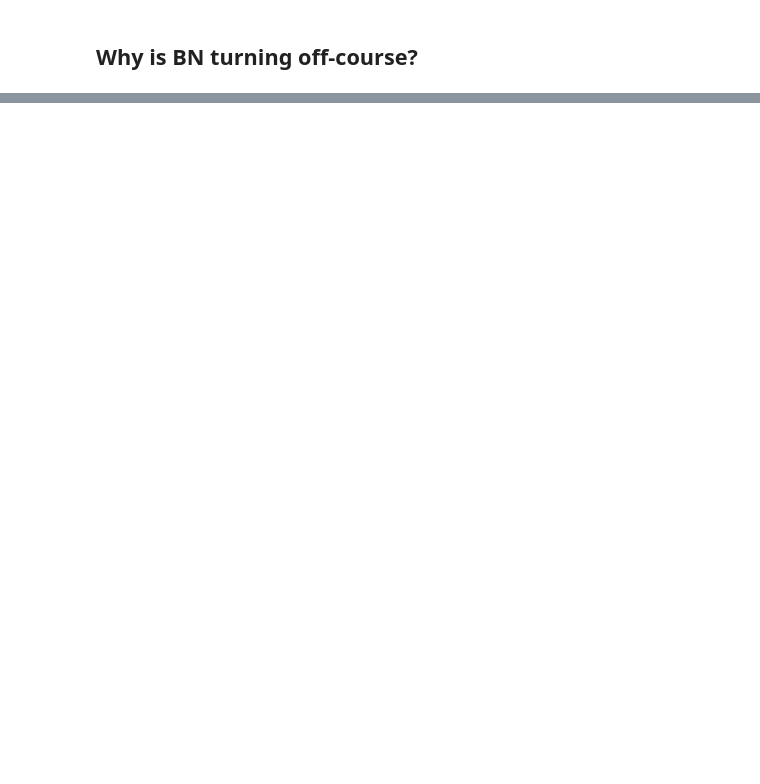
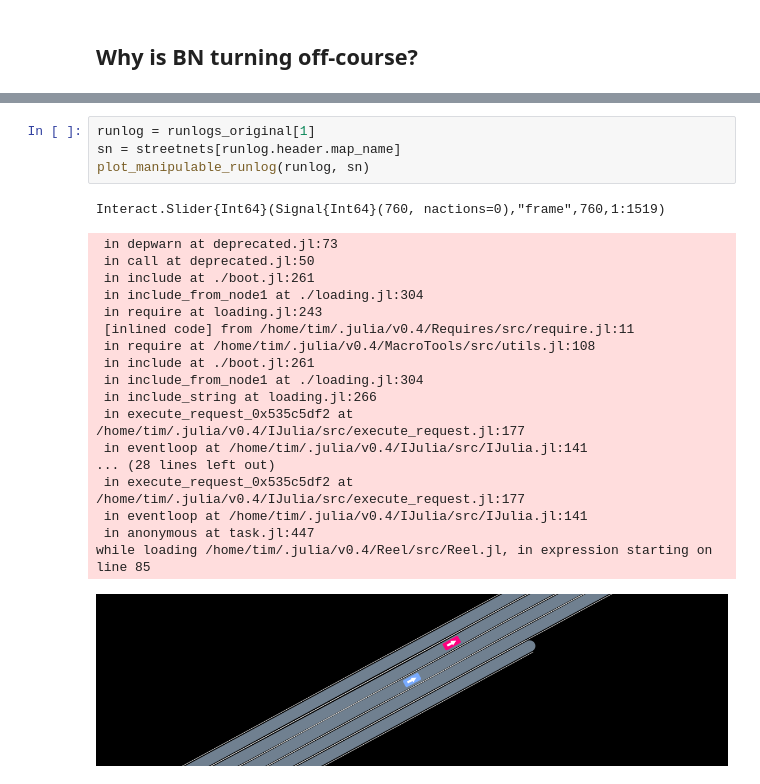
Before and after one commit to sisl/AutomotiveDrivingModels.jl, a Jupyter notebook: jnotebooks/train/TrainBN.ipynb, the cells around one changed output, grey strips where cells are left out. Cells and saved outputs as stored; diff of their text form; blank space fills up the shorter version.

```diff
--- a/jnotebooks/train/TrainBN.ipynb
+++ b/jnotebooks/train/TrainBN.ipynb
@@ -157,0 +185,24 @@ PGFPlots.GroupPlot([PGFPlots.Axis(PGFPlots.Plots.Plot[PGFPlots.Plots.Histogram(R
+# %%
+runlog = runlogs_original[1]
+sn = streetnets[runlog.header.map_name]
+plot_manipulable_runlog(runlog, sn)
+# %% [output]
+Interact.Slider{Int64}(Signal{Int64}(760, nactions=0),"frame",760,1:1519)
+ in depwarn at deprecated.jl:73
+ in call at deprecated.jl:50
+ in include at ./boot.jl:261
+ in include_from_node1 at ./loading.jl:304
+ in require at loading.jl:243
+ [inlined code] from /home/tim/.julia/v0.4/Requires/src/require.jl:11
+ in require at /home/tim/.julia/v0.4/MacroTools/src/utils.jl:108
+ in include at ./boot.jl:261
+ in include_from_node1 at ./loading.jl:304
+ in include_string at loading.jl:266
+ in execute_request_0x535c5df2 at /home/tim/.julia/v0.4/IJulia/src/execute_request.jl:177
+ in eventloop at /home/tim/.julia/v0.4/IJulia/src/IJulia.jl:141
+... (28 lines left out)
+ in execute_request_0x535c5df2 at /home/tim/.julia/v0.4/IJulia/src/execute_request.jl:177
+ in eventloop at /home/tim/.julia/v0.4/IJulia/src/IJulia.jl:141
+ in anonymous at task.jl:447
+while loading /home/tim/.julia/v0.4/Reel/src/Reel.jl, in expression starting on line 85
+[figure, added]
```
Also changed, not shown: parts of 14 cells of this notebook, 11 other files.
